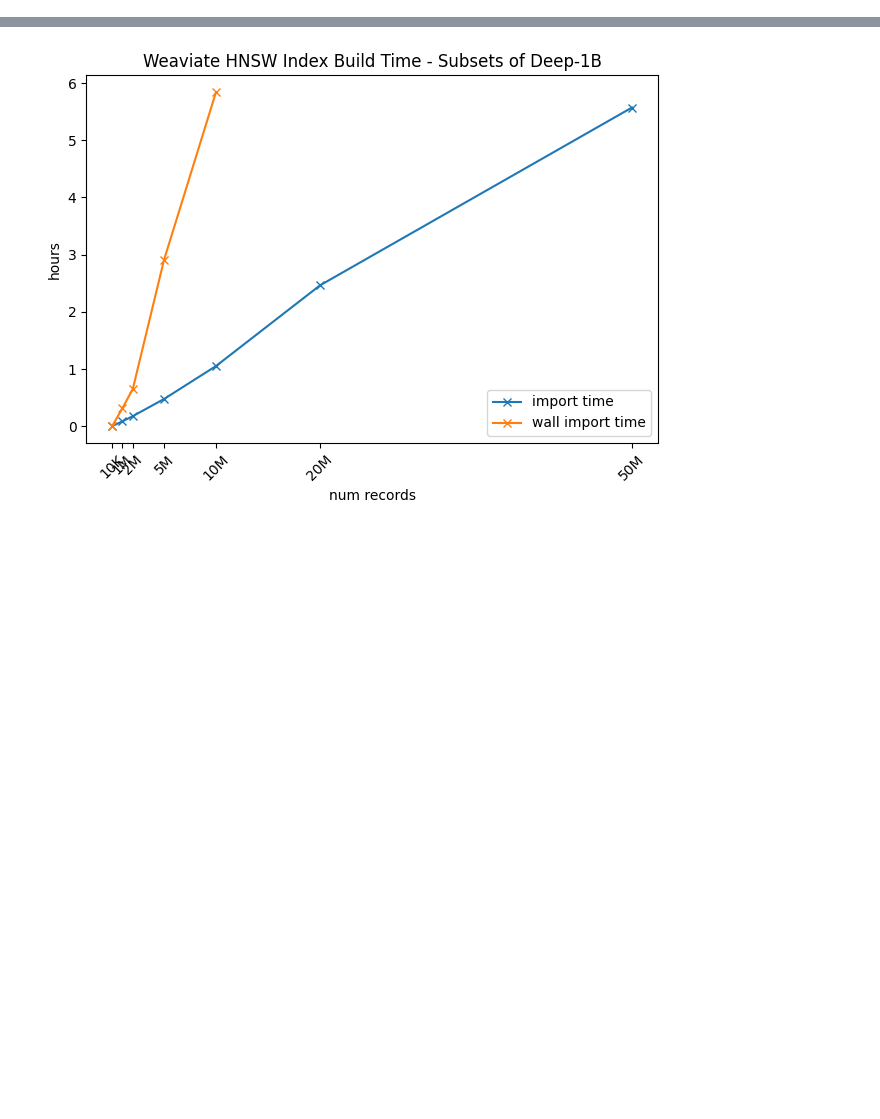
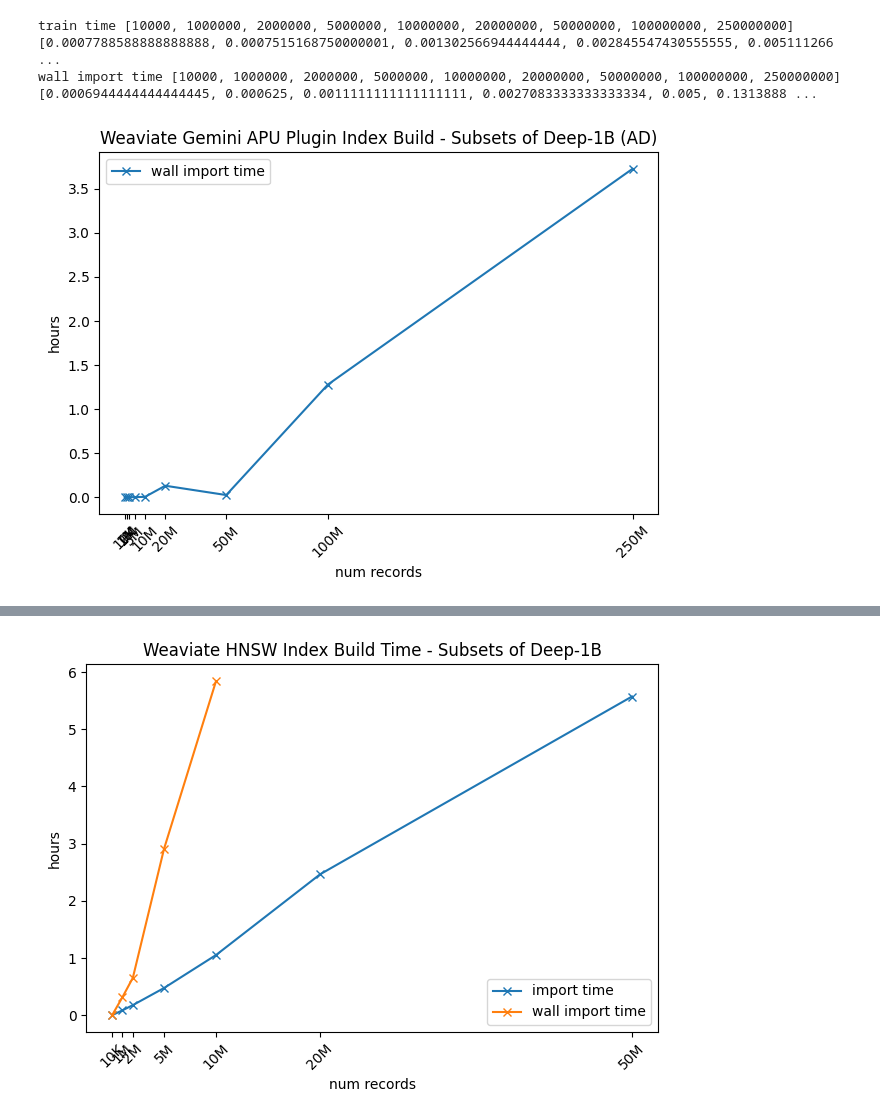
Before and after one commit to sourcesync/weaviate-benchmarking, a Jupyter notebook: gsi/analyze.ipynb, the cells around one changed output, grey strips where cells are left out. Cells and saved outputs as stored; diff of their text form; code cells hidden in the pictures; blank space fills up the shorter version.

Commit message:
analyzing apu algo direct results

```diff
--- a/gsi/analyze.ipynb
+++ b/gsi/analyze.ipynb
@@ -1,7 +1,11 @@
 # %%
 # Notebook configuration
 
-RESULTS_DIR = "./results"
+H5PY_RESULTS_DIR = "./results/h5py"
+
+ALGODIRECT_RESULTS_DIR = "./results/algodirect"
+
+GT_DIR = "/private/nas1/fvs_benchmark_datasets" # requires nfs mount
 # %%
 # Python imports
 
@@ -12,3 +16,17 @@ import re
 import pandas as pd
 from matplotlib import pyplot as plt
 import numpy as np
+# %%
+# Accumulate algodirect results by recursively walking the results dir
+
+csvs = []
+
+# locate a .json files in the results data dir
+for root, dir, files in os.walk(ALGODIRECT_RESULTS_DIR):
+    for file in files:
+
+        if file.endswith(".csv"):
+            fpath = os.path.join(root, file)
+            csvs.append(fpath)
+
+#print(csvs)
@@ -14,0 +175,49 @@ import numpy as np
+# %%
+# Plot import/train times
+
+# compute average train time via groupby
+avg_train_time = \
+    summary_df.groupby( [ 'numrecs' ] ) ['train_time'].mean()
+
+# compute average wall import time via groupby
+avg_wall_import_time = \
+    summary_df.groupby( [ 'numrecs' ] ) ['wall_time'].mean()
+
+# get the plot points for train time
+xs = []
+ys = []
+for idx in avg_train_time.index:
+    x = idx
+    xs.append(x)
+    y = avg_train_time[idx]/(60.0*60.0)
+    ys.append(y)
+print("train time", xs,ys)
+
+# get the plot points for wall import time
+wxs = []
+wys = []
+for idx in avg_wall_import_time.index:
+    x = idx
+    wxs.append(x)
+    y = avg_wall_import_time[idx]/(60.0*60.0)
+    wys.append(y)
+print("wall import time", wxs,wys)
+
+# plot the lines and label the plot
+fig, ax = plt.subplots()
+#ax.plot(xs,ys, marker='x', label="train time")
+ax.plot(wxs,wys, marker='x', label="wall import time")
+ax.set_ylabel('hours')
+ax.set_xlabel('num records')
+ax.set_xticks(xs)
+ax.set_xticklabels(['10K','1M','2M','5M','10M','20M','50M', '100M', '250M'], rotation = 45)
+ax.set_title("Weaviate Gemini APU Plugin Index Build - Subsets of Deep-1B (AD)")
+ax.legend(loc='best')
+fig.tight_layout()
+fig.savefig("results/weaviate_gemini_build_time_ad.png")
+
+# TODO:  plot the variance at each X
+# %% [output]
+train time [10000, 1000000, 2000000, 5000000, 10000000, 20000000, 50000000, 100000000, 250000000] [0.0007788588888888888, 0.0007515168750000001, 0.001302566944444444, 0.002845547430555555, 0.005111266 ...
+wall import time [10000, 1000000, 2000000, 5000000, 10000000, 20000000, 50000000, 100000000, 250000000] [0.0006944444444444445, 0.000625, 0.0011111111111111111, 0.0027083333333333334, 0.005, 0.1313888 ...
+[figure, added]
```
Also changed, not shown: parts of 6 cells of this notebook, 1 other file.
